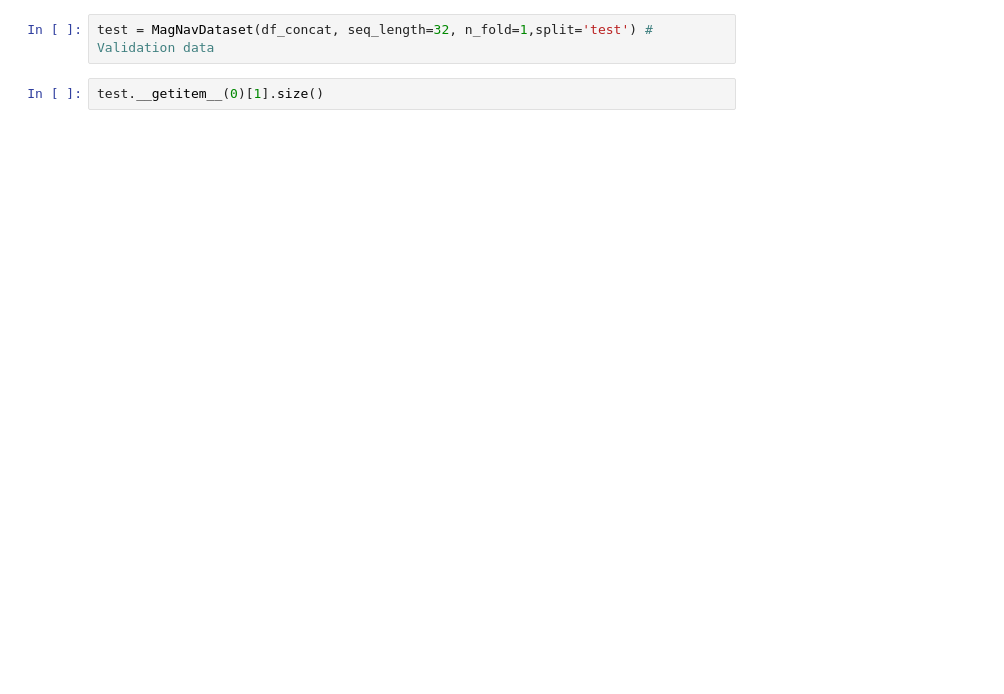
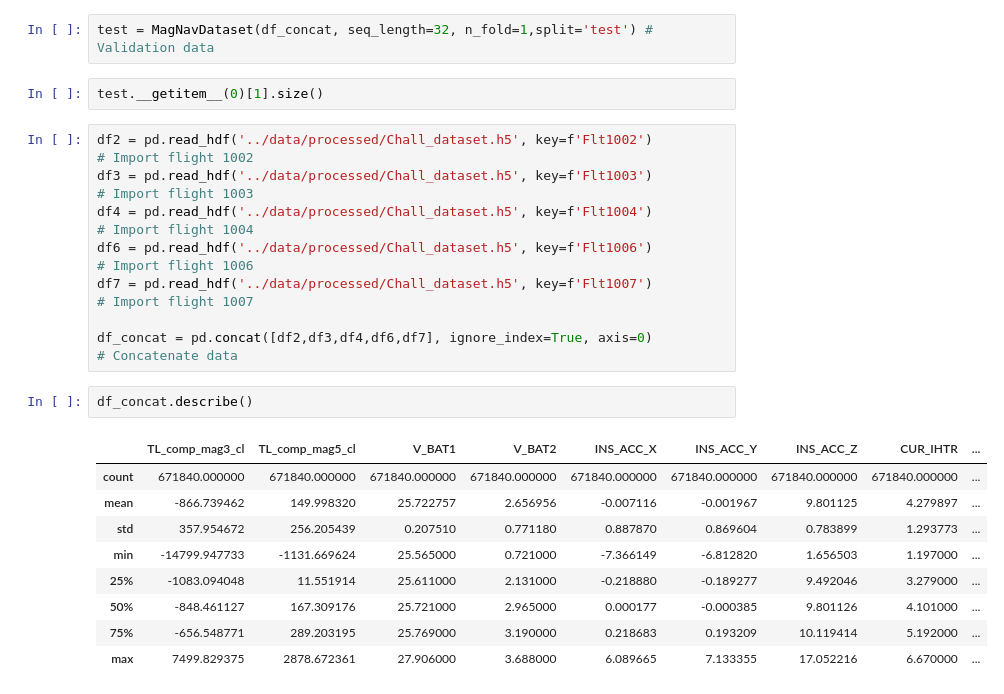
Before and after one commit to Naatyu/MagNav, a Jupyter notebook: notebooks/6 - RNN Solution.ipynb, the cells around one changed output. Saved outputs shown, nothing was run; the diff lists cells and outputs as text; blank space fills up the shorter version.

```diff
--- a/notebooks/6 - RNN Solution.ipynb
+++ b/notebooks/6 - RNN Solution.ipynb
@@ -752,3 +752,23 @@ def validate(network,seq_len, n_fold, batch_size):
 test = MagNavDataset(df_concat, seq_length=32, n_fold=1,split='test') # Validation data
 # %%
 test.__getitem__(0)[1].size()
+# %%
+df2 = pd.read_hdf('../data/processed/Chall_dataset.h5', key=f'Flt1002')              # Import flight 1002
+df3 = pd.read_hdf('../data/processed/Chall_dataset.h5', key=f'Flt1003')              # Import flight 1003
+df4 = pd.read_hdf('../data/processed/Chall_dataset.h5', key=f'Flt1004')              # Import flight 1004
+df6 = pd.read_hdf('../data/processed/Chall_dataset.h5', key=f'Flt1006')              # Import flight 1006
+df7 = pd.read_hdf('../data/processed/Chall_dataset.h5', key=f'Flt1007')              # Import flight 1007
+
+df_concat = pd.concat([df2,df3,df4,df6,df7], ignore_index=True, axis=0)           # Concatenate data
+# %%
+df_concat.describe()
+# %% [output]
+|  | TL_comp_mag3_cl | TL_comp_mag5_cl | V_BAT1 | V_BAT2 | INS_ACC_X | INS_ACC_Y | INS_ACC_Z | CUR_IHTR | ... |
+| count | 671840.000000 | 671840.000000 | 671840.000000 | 671840.000000 | 671840.000000 | 671840.000000 | 671840.000000 | 671840.000000 | ... |
+| mean | -866.739462 | 149.998320 | 25.722757 | 2.656956 | -0.007116 | -0.001967 | 9.801125 | 4.279897 | ... |
+| std | 357.954672 | 256.205439 | 0.207510 | 0.771180 | 0.887870 | 0.869604 | 0.783899 | 1.293773 | ... |
+| min | -14799.947733 | -1131.669624 | 25.565000 | 0.721000 | -7.366149 | -6.812820 | 1.656503 | 1.197000 | ... |
+| 25% | -1083.094048 | 11.551914 | 25.611000 | 2.131000 | -0.218880 | -0.189277 | 9.492046 | 3.279000 | ... |
+| 50% | -848.461127 | 167.309176 | 25.721000 | 2.965000 | 0.000177 | -0.000385 | 9.801126 | 4.101000 | ... |
+| 75% | -656.548771 | 289.203195 | 25.769000 | 3.190000 | 0.218683 | 0.193209 | 10.119414 | 5.192000 | ... |
+| max | 7499.829375 | 2878.672361 | 27.906000 | 3.688000 | 6.089665 | 7.133355 | 17.052216 | 6.670000 | ... |
```
Also changed, not shown: parts of 9 cells of this notebook, 22 other files.
